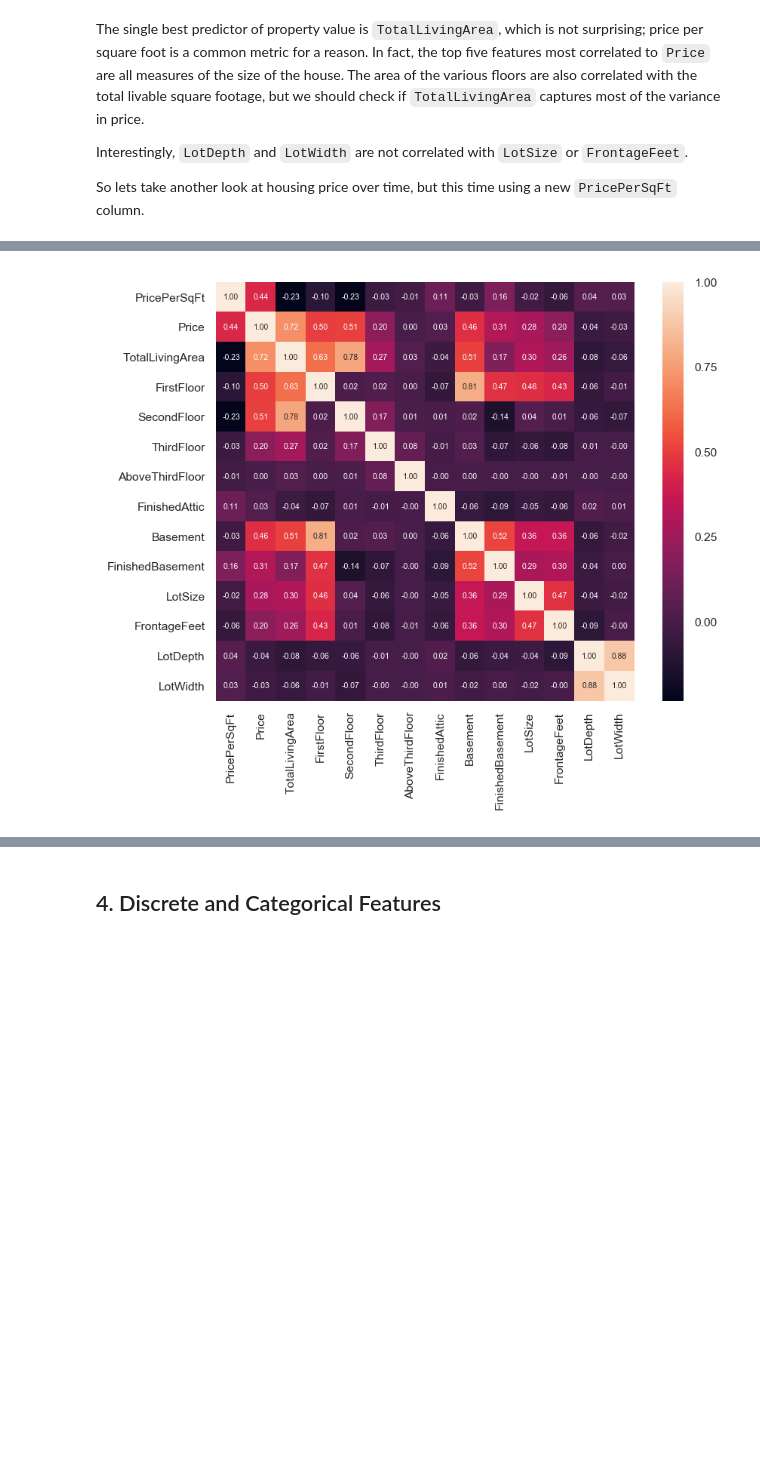
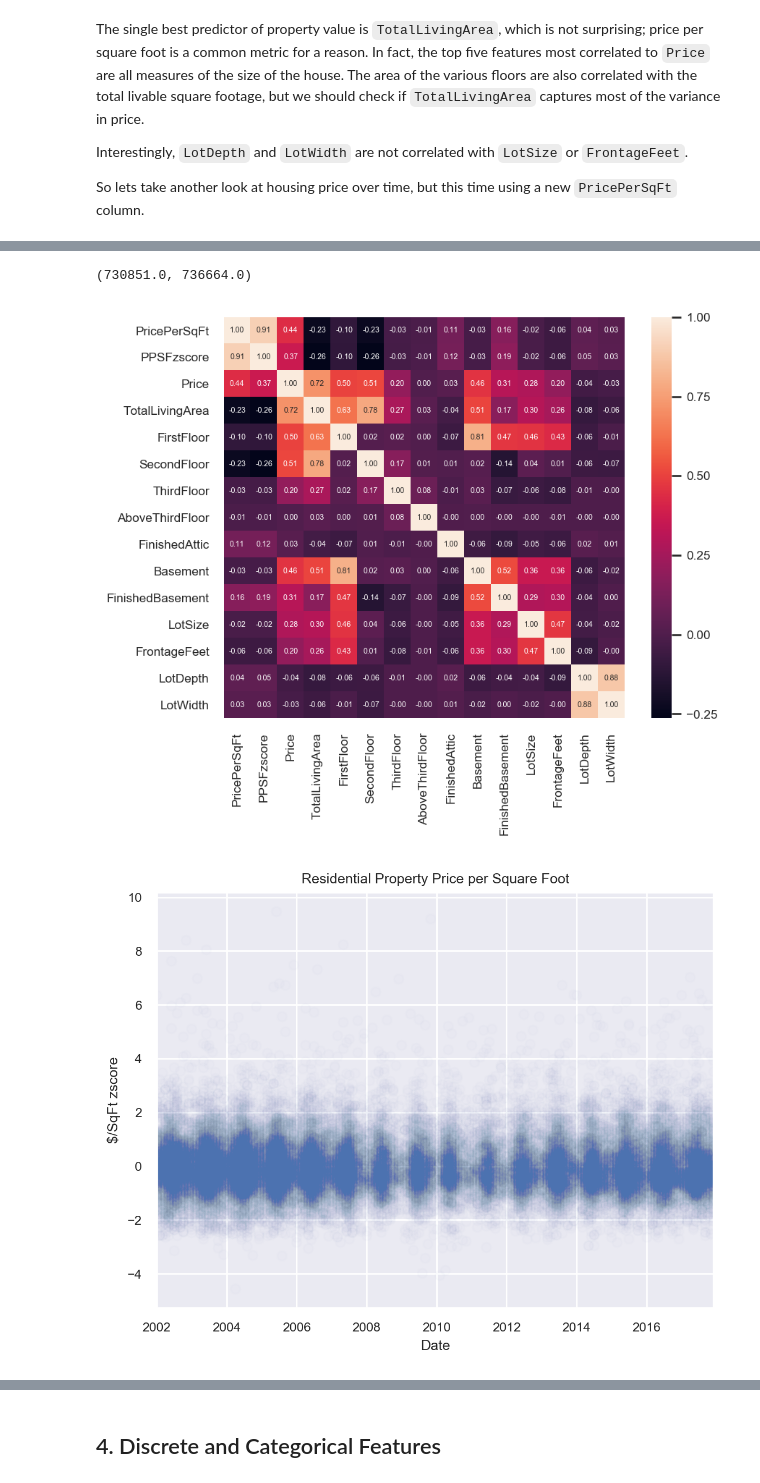
Before and after one commit to neffmallon/MadisonRealEstate, a Jupyter notebook: overview.ipynb, the cells around one changed output, grey strips where cells are left out. Drawn from its saved outputs; the diff is of its cells as text; code cells hidden in the pictures; blank space fills up the shorter version.

```diff
--- a/overview.ipynb
+++ b/overview.ipynb
@@ -41,16 +43,30 @@ We can procedurally separate the columns into three analysis categories: identif
 df_tax = pd.read_csv(tax_file_name, index_col=1, low_memory=False)
 all_tax_columns = df_tax.columns
 # %%
-ID_col = []; map_col = []; cont_col = []; cat_col = []
+ID_col = []; date_col = []; map_col = []; cont_col = []; cat_col = []; unsure = []; zoning = []; school = []
 for col in df_tax.columns:
     count = df_tax[col].unique().shape[0]
-    if count > 70000:
+    if 'Date' in col:
+        date_col.append(col)
+    elif 'Zoning' in col:
+        zoning.append(col)
+    elif 'School' in col:
+        school.append(col)
+    elif count > 70000:
         ID_col.append(col)
     elif count > 40000:
         map_col.append(col)
+    elif count > 20 and df_tax[col].dtype == 'object':
+        unsure.append(col)
     elif count < 275 or df_tax[col].dtype == 'object':
         cat_col.append(col)
     else:
         cont_col.append(col)
-print("IDs: ", ID_col,'\n\nMapping: ', map_col,'\n\nContinuous: ', cont_col)
+
+col_list_dict = {"ID" : ID_col, "Dates" : date_col, "Mapping" : map_col,
+                 "Continuous" : cont_col, "Catigorical" : cat_col,
+                 "Zoning" : zoning, "Schools" : school}
+for key, value in col_list_dict.items():
+    print(key,': ',value,'\n')
+print('\n\nUnsure', unsure)
 # %% [output]
@@ -154,6 +246,7 @@ def running_mean(x, N):
     return (cumsum[N:] - cumsum[:-N]) / float(N)
 
 max_date = datetime.datetime.strptime('2018-01-01 00:00:00','%Y-%m-%d %H:%M:%S')
+df_sales = df_sales[df_sales.Date < max_date]
 
 # Data Workup
 by_date = df_sales[df_sales.Date < max_date].groupby('Date')
@@ -258,15 +367,21 @@ Now that we have a measure of how much house can be bought, we see the oscillati
+# %%
+zscore = lambda x: (x - x.mean()) / x.std()
+
+df['PPSFzscore'] = df[['Date','PricePerSqFt']].groupby('Date').transform(zscore)['PricePerSqFt']
 # %%
 col = [c for c in cont_col if c not in tax_assessor]
-col = ['PricePerSqFt'] + col
+col = ['PricePerSqFt','PPSFzscore'] + col
 numerical = df[col]
 corr_mat = np.corrcoef(numerical.values.T)
 sns.set(font_scale=.75)
 plt.figure(dpi=150)
 hm = sns.heatmap(corr_mat, cbar=True, annot=True, square=True,
                  fmt='.2f', annot_kws={'size': 5},
                  yticklabels=col, xticklabels=col)
 # %% [output]
+(730851.0, 736664.0)
-[figure, old version]
+[figure, new version]
+[figure, added]
 # %% [markdown]
 Our `PricePerSqFt` is now negatively correlated with `TotalLivingArea` and `SecondFloor`, but only slightly. We might want to revisit these, but for now, this seems to capture most of the linear behavior of the continuous variables.
 
```
Also changed, not shown: parts of 33 cells of this notebook.
